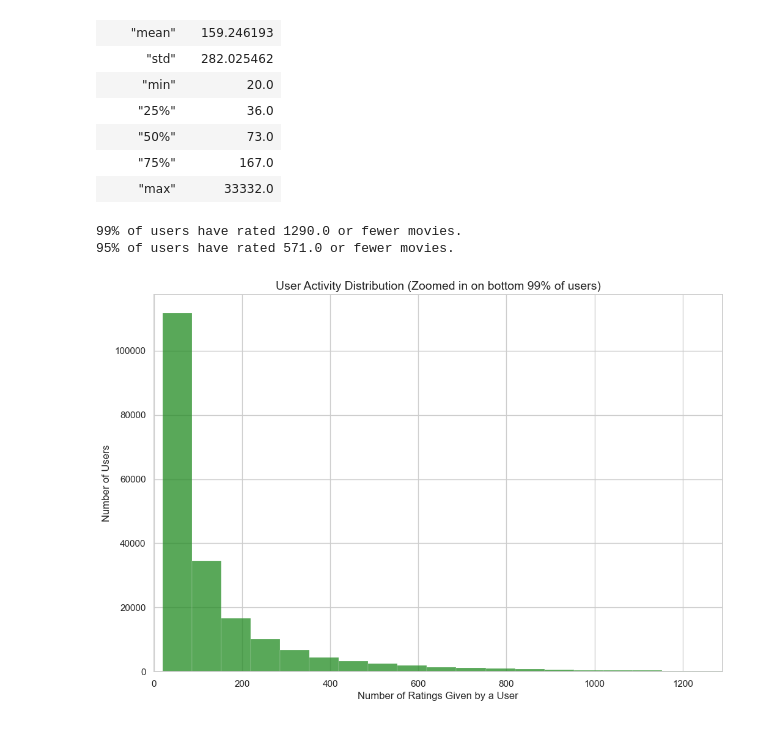
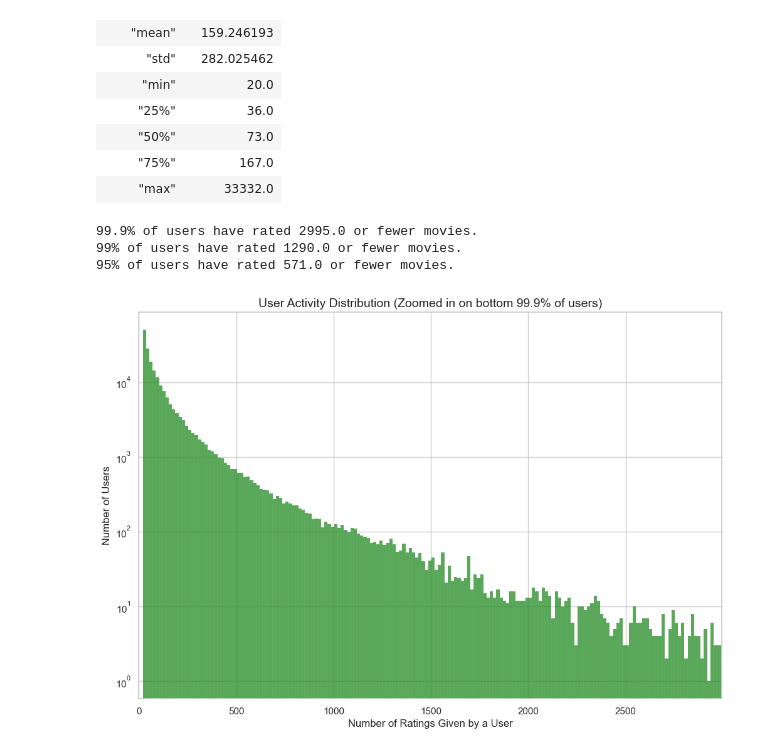
Before and after one commit to bouhlet0/movie-lens-recommender, a Jupyter notebook: EDA.ipynb, the cells around one changed output. Cells and saved outputs as stored; diff of their text form; code cells hidden in the pictures.

```diff
--- a/EDA.ipynb
+++ b/EDA.ipynb
@@ -19,6 +19,6 @@ We will also define schemas to ensure optimal memory usage (e.g., using 32-bit i
 # %%
 sns.set_theme(style="whitegrid")
-plt.rcParams["figure.figsize"] = (10, 6)
+plt.rcParams["figure.figsize"] = (12, 8)
 # %%
 DATA_DIR = "./data/ml-32m/"
 
@@ -239,7 +239,7 @@ user_activity = (
     .sort("num_ratings", descending=True)
     .collect()
 )
-
+p99p9 = user_activity.select(pl.col("num_ratings").quantile(0.999)).item()
 p99 = user_activity.select(pl.col("num_ratings").quantile(0.99)).item()
 p95 = user_activity.select(pl.col("num_ratings").quantile(0.95)).item()
 
@@ -258,21 +258,24 @@ shape: (9, 2)
 | "75%" | 167.0 |
 | "max" | 33332.0 |
 # %%
+print(f"99.9% of users have rated {p99p9} or fewer movies.")
 print(f"99% of users have rated {p99} or fewer movies.")
 print(f"95% of users have rated {p95} or fewer movies.")
 
 plt.figure(figsize=(12, 8))
 sns.histplot(
     x=user_activity["num_ratings"].to_list(),
-    bins=500,
+    bins=2000,
     color='forestgreen'
 )
-plt.title(f"User Activity Distribution (Zoomed in on bottom 99% of users)", fontsize=14)
+plt.title(f"User Activity Distribution (Zoomed in on bottom 99.9% of users)", fontsize=14)
 plt.xlabel("Number of Ratings Given by a User", fontsize=12)
 plt.ylabel("Number of Users", fontsize=12)
-plt.xlim(0, p99)
+plt.yscale('log')
+plt.xlim(0, p99p9)
 plt.show()
 # %% [output]
+99.9% of users have rated 2995.0 or fewer movies.
 99% of users have rated 1290.0 or fewer movies.
 95% of users have rated 571.0 or fewer movies.
-[figure, old version]
+[figure, new version]
```
Also changed, not shown: parts of 18 cells of this notebook.
